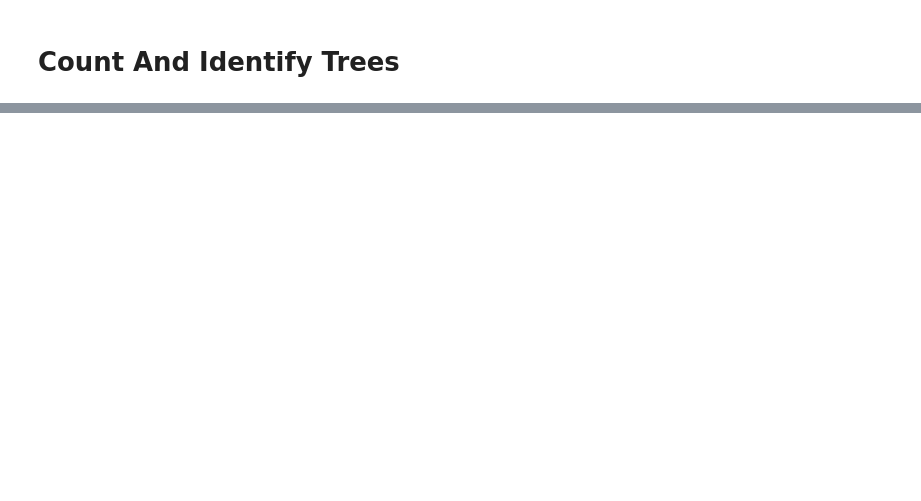
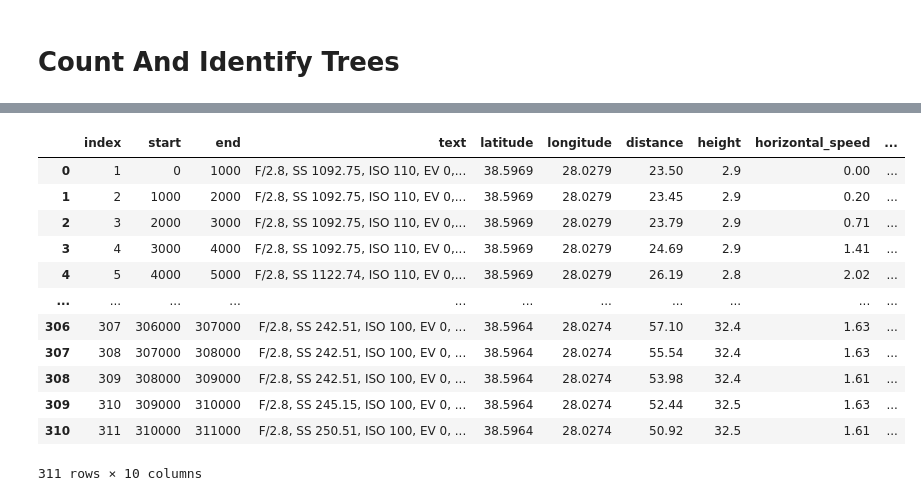
Before and after one commit to hakanonal/treecounter, a Jupyter notebook: main.ipynb, the cells around one changed output, grey strips where cells are left out. Cells and saved outputs as stored; diff of their text form; code cells hidden in the pictures; blank space fills up the shorter version.

```diff
--- a/main.ipynb
+++ b/main.ipynb
@@ -155,0 +185,18 @@ def predict(videoFileName,second):
+# %%
+srtParser = SrtParser(config['metaSrtFile'])
+metaData = srtParser.parse()
+metaData
+# %% [output]
+|  | index | start | end | text | latitude | longitude | distance | height | horizontal_speed | ... |
+| 0 | 1 | 0 | 1000 | F/2.8, SS 1092.75, ISO 110, EV 0,... | 38.5969 | 28.0279 | 23.50 | 2.9 | 0.00 | ... |
+| 1 | 2 | 1000 | 2000 | F/2.8, SS 1092.75, ISO 110, EV 0,... | 38.5969 | 28.0279 | 23.45 | 2.9 | 0.20 | ... |
+| 2 | 3 | 2000 | 3000 | F/2.8, SS 1092.75, ISO 110, EV 0,... | 38.5969 | 28.0279 | 23.79 | 2.9 | 0.71 | ... |
+| 3 | 4 | 3000 | 4000 | F/2.8, SS 1092.75, ISO 110, EV 0,... | 38.5969 | 28.0279 | 24.69 | 2.9 | 1.41 | ... |
+| 4 | 5 | 4000 | 5000 | F/2.8, SS 1122.74, ISO 110, EV 0,... | 38.5969 | 28.0279 | 26.19 | 2.8 | 2.02 | ... |
+| ... | ... | ... | ... | ... | ... | ... | ... | ... | ... | ... |
+| 306 | 307 | 306000 | 307000 | F/2.8, SS 242.51, ISO 100, EV 0, ... | 38.5964 | 28.0274 | 57.10 | 32.4 | 1.63 | ... |
+| 307 | 308 | 307000 | 308000 | F/2.8, SS 242.51, ISO 100, EV 0, ... | 38.5964 | 28.0274 | 55.54 | 32.4 | 1.63 | ... |
+| 308 | 309 | 308000 | 309000 | F/2.8, SS 242.51, ISO 100, EV 0, ... | 38.5964 | 28.0274 | 53.98 | 32.4 | 1.61 | ... |
+| 309 | 310 | 309000 | 310000 | F/2.8, SS 245.15, ISO 100, EV 0, ... | 38.5964 | 28.0274 | 52.44 | 32.5 | 1.63 | ... |
+| 310 | 311 | 310000 | 311000 | F/2.8, SS 250.51, ISO 100, EV 0, ... | 38.5964 | 28.0274 | 50.92 | 32.5 | 1.61 | ... |
+311 rows × 10 columns
```
Also changed, not shown: parts of 10 cells of this notebook, 2 other files.
